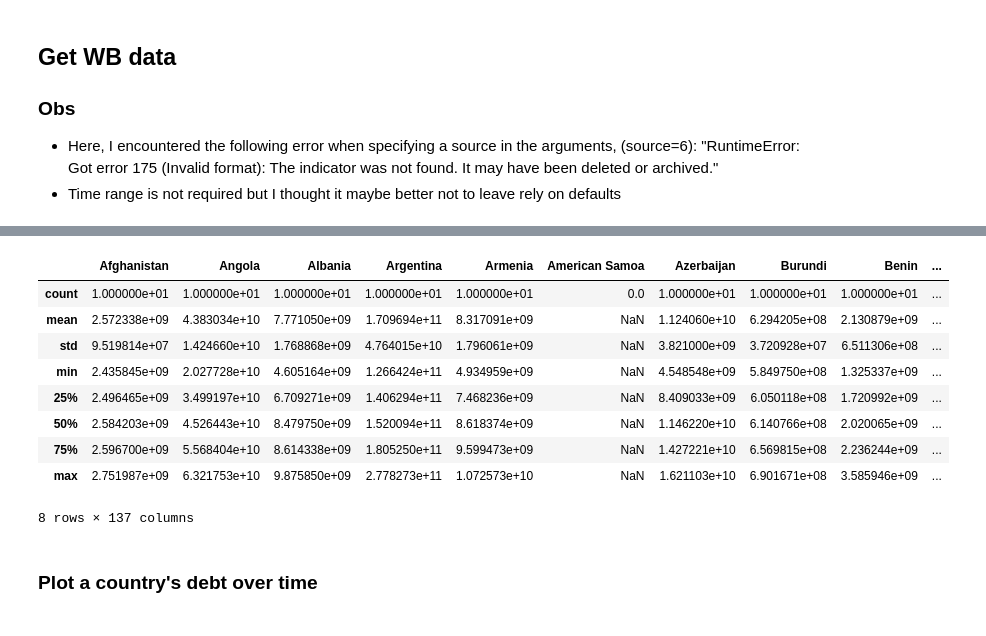
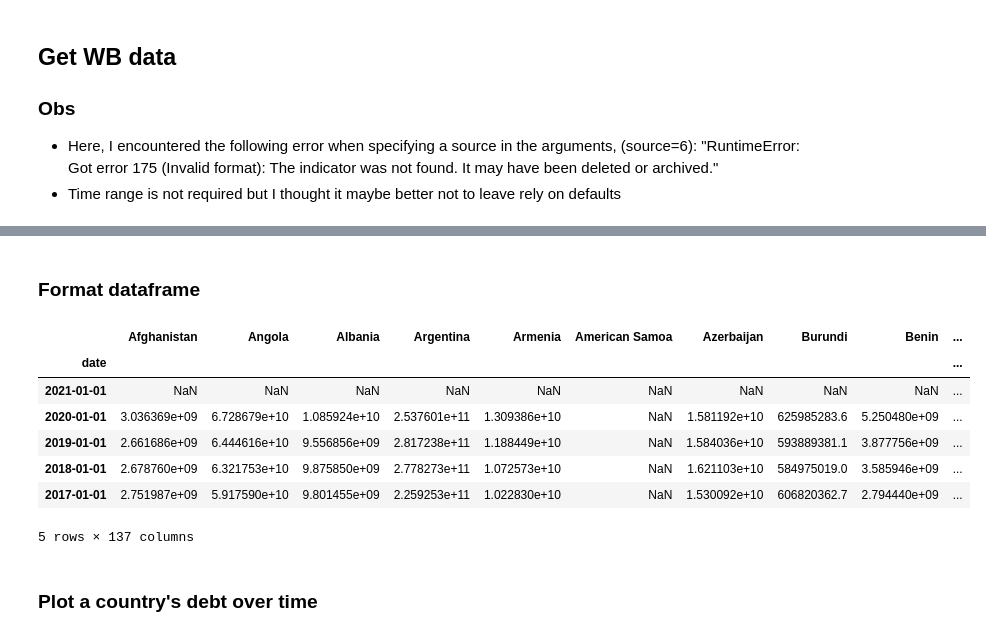
Before and after one commit to a7u7a/blokis-intl-debt, a Jupyter notebook: get-debt.ipynb, the cells around one changed output, grey strips where cells are left out. Saved outputs shown, nothing was run; the diff lists cells and outputs as text; code cells hidden in the pictures.

```diff
--- a/get-debt.ipynb
+++ b/get-debt.ipynb
@@ -65,0 +94,3 @@ ZWE   Zimbabwe
+# %%
+countries = [i['id'] for i in wbdata.get_country(incomelevel='LMY')]
+countries
@@ -68,5 +117,6 @@ def get_wb_data():
     countries = [i['id'] for i in wbdata.get_country(incomelevel='LMY')]
     indicators = {"DT.DOD.DECT.CD":"TotalExternalDebtUSD"}
     timeSelection = (datetime.datetime(2009, 1, 1), datetime.datetime(2018, 12, 31))
-    df = wbdata.get_dataframe(indicators, data_date=timeSelection,country=countries, convert_date=True, keep_levels=False)
+
+    df = wbdata.get_dataframe(indicators,freq="M", country=countries, convert_date=True, keep_levels=False)
     return df
@@ -73,3 +139,5 @@ def get_wb_data():
+# %% [markdown]
+### Format dataframe
 # %%
 def format_wb_df(df):
     df_list = []
@@ -88,17 +153,15 @@ wb_df= get_wb_data()
 # %%
 final_df = format_wb_df(wb_df)
-final_df.describe()
+final_df.head()
 # %% [output]
 |  | Afghanistan | Angola | Albania | Argentina | Armenia | American Samoa | Azerbaijan | Burundi | Benin | ... |
-| count | 1.000000e+01 | 1.000000e+01 | 1.000000e+01 | 1.000000e+01 | 1.000000e+01 | 0.0 | 1.000000e+01 | 1.000000e+01 | 1.000000e+01 | ... |
-| mean | 2.572338e+09 | 4.383034e+10 | 7.771050e+09 | 1.709694e+11 | 8.317091e+09 | NaN | 1.124060e+10 | 6.294205e+08 | 2.130879e+09 | ... |
-| std | 9.519814e+07 | 1.424660e+10 | 1.768868e+09 | 4.764015e+10 | 1.796061e+09 | NaN | 3.821000e+09 | 3.720928e+07 | 6.511306e+08 | ... |
-| min | 2.435845e+09 | 2.027728e+10 | 4.605164e+09 | 1.266424e+11 | 4.934959e+09 | NaN | 4.548548e+09 | 5.849750e+08 | 1.325337e+09 | ... |
-| 25% | 2.496465e+09 | 3.499197e+10 | 6.709271e+09 | 1.406294e+11 | 7.468236e+09 | NaN | 8.409033e+09 | 6.050118e+08 | 1.720992e+09 | ... |
-| 50% | 2.584203e+09 | 4.526443e+10 | 8.479750e+09 | 1.520094e+11 | 8.618374e+09 | NaN | 1.146220e+10 | 6.140766e+08 | 2.020065e+09 | ... |
-| 75% | 2.596700e+09 | 5.568404e+10 | 8.614338e+09 | 1.805250e+11 | 9.599473e+09 | NaN | 1.427221e+10 | 6.569815e+08 | 2.236244e+09 | ... |
-| max | 2.751987e+09 | 6.321753e+10 | 9.875850e+09 | 2.778273e+11 | 1.072573e+10 | NaN | 1.621103e+10 | 6.901671e+08 | 3.585946e+09 | ... |
+| date |  |  |  |  |  |  |  |  |  | ... |
+| 2021-01-01 | NaN | NaN | NaN | NaN | NaN | NaN | NaN | NaN | NaN | ... |
+| 2020-01-01 | 3.036369e+09 | 6.728679e+10 | 1.085924e+10 | 2.537601e+11 | 1.309386e+10 | NaN | 1.581192e+10 | 625985283.6 | 5.250480e+09 | ... |
+| 2019-01-01 | 2.661686e+09 | 6.444616e+10 | 9.556856e+09 | 2.817238e+11 | 1.188449e+10 | NaN | 1.584036e+10 | 593889381.1 | 3.877756e+09 | ... |
+| 2018-01-01 | 2.678760e+09 | 6.321753e+10 | 9.875850e+09 | 2.778273e+11 | 1.072573e+10 | NaN | 1.621103e+10 | 584975019.0 | 3.585946e+09 | ... |
+| 2017-01-01 | 2.751987e+09 | 5.917590e+10 | 9.801455e+09 | 2.259253e+11 | 1.022830e+10 | NaN | 1.530092e+10 | 606820362.7 | 2.794440e+09 | ... |
-8 rows × 137 columns
+5 rows × 137 columns
 # %% [markdown]
 ### Plot a country's debt over time
 # %%
```
Also changed, not shown: parts of 12 cells of this notebook.
